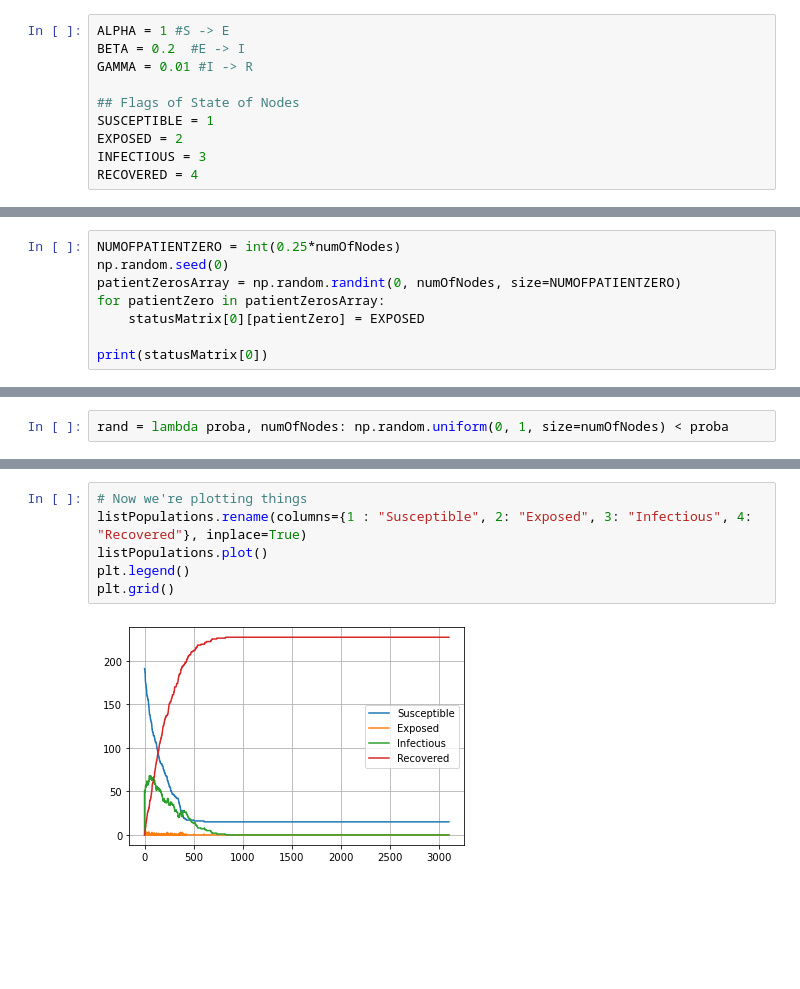
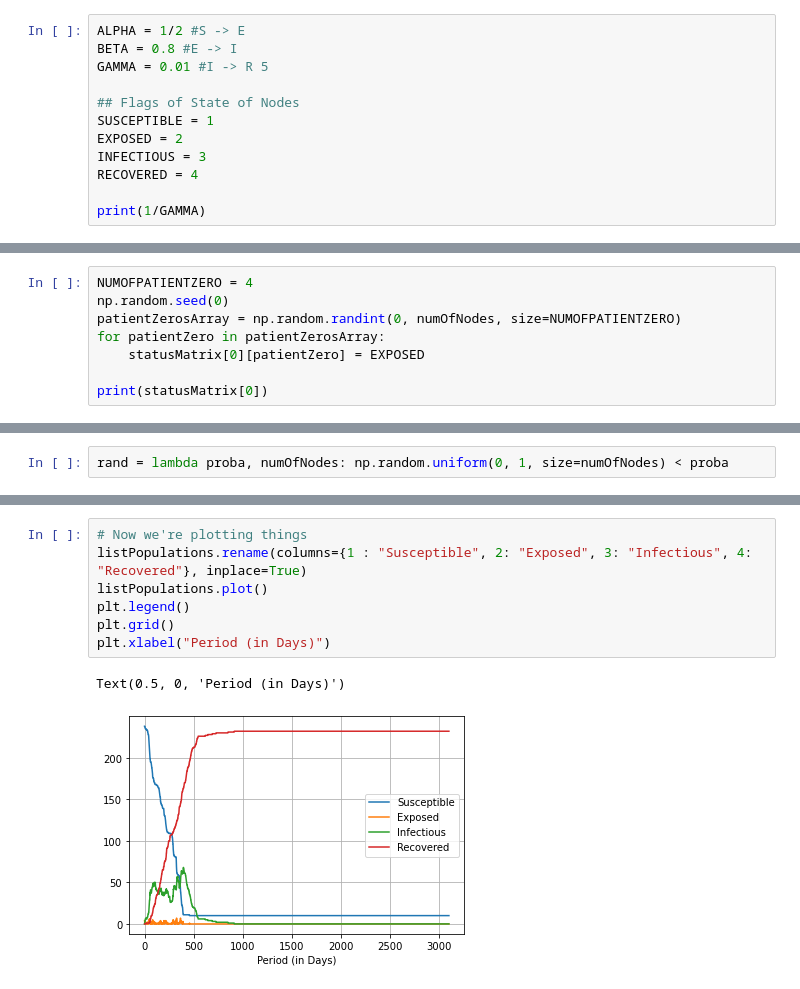
Before and after one commit to ChristianKar/Modeling_in_Epidemiology, a Jupyter notebook: SEIRModel_without_Vaccination.ipynb, the cells around one changed output, grey strips where cells are left out. Saved outputs shown, nothing was run; the diff lists cells and outputs as text; blank space fills up the shorter version.

```diff
--- a/SEIRModel_without_Vaccination.ipynb
+++ b/SEIRModel_without_Vaccination.ipynb
@@ -53,12 +53,14 @@ metadata
 2. 1 / gamma : mean infectious period
 3. beta : contact rate
 # %%
-ALPHA = 1 #S -> E
-BETA = 0.2  #E -> I
-GAMMA = 0.01 #I -> R
+ALPHA = 1/2 #S -> E
+BETA = 0.8 #E -> I
+GAMMA = 0.01 #I -> R 5
 
 ## Flags of State of Nodes
 SUSCEPTIBLE = 1
 EXPOSED = 2
 INFECTIOUS = 3
 RECOVERED = 4
+
+print(1/GAMMA)
@@ -77,7 +81,7 @@ print(statusMatrix.shape)
 Number of Nodes:  242
 (3100, 242)
 # %%
-NUMOFPATIENTZERO = int(0.25*numOfNodes)
+NUMOFPATIENTZERO = 4
 np.random.seed(0)
 patientZerosArray = np.random.randint(0, numOfNodes, size=NUMOFPATIENTZERO)
 for patientZero in patientZerosArray:
@@ -164,11 +168,13 @@ print(listPopulations.head())
 # %%
 # Now we're plotting things
 listPopulations.rename(columns={1 : "Susceptible", 2: "Exposed", 3: "Infectious", 4: "Recovered"}, inplace=True)
 listPopulations.plot()
 plt.legend()
 plt.grid()
+plt.xlabel("Period (in Days)")
 # %% [output]
+Text(0.5, 0, 'Period (in Days)')
-[figure, old version]
+[figure, new version]
 # %%
 plt.plot (listPopulations['Infectious']/listPopulations['Susceptible'])
 plt.legend()
```
Also changed, not shown: parts of 9 cells of this notebook, 1 other file.
